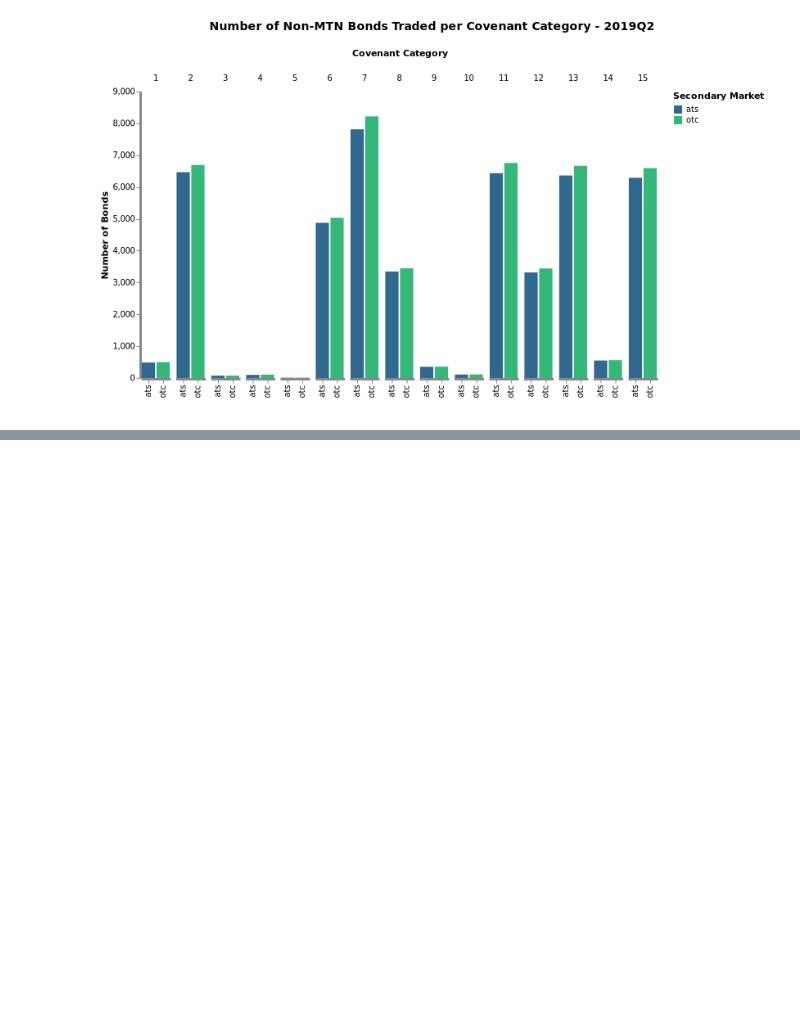
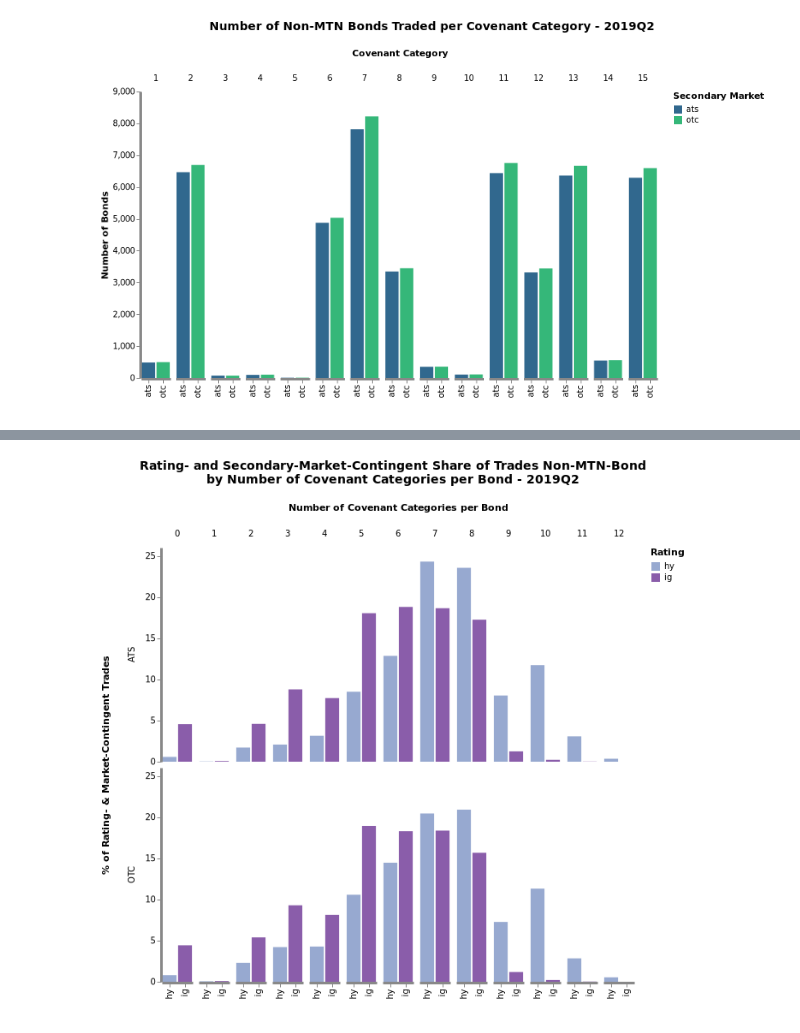
Before and after one commit to acbezerra/bond-data, a Jupyter notebook: notebooks/plots.ipynb, the cells around one changed output, grey strips where cells are left out. Saved outputs shown, nothing was run; the diff lists cells and outputs as text; code cells hidden in the pictures; blank space fills up the shorter version.

```diff
--- a/notebooks/plots.ipynb
+++ b/notebooks/plots.ipynb
@@ -209,0 +272,4 @@ pl[1]
+# %%
+pl[11]
+# %% [output]
+[figure, added]
```
Also changed, not shown: parts of 6 cells of this notebook, 7 other files.
